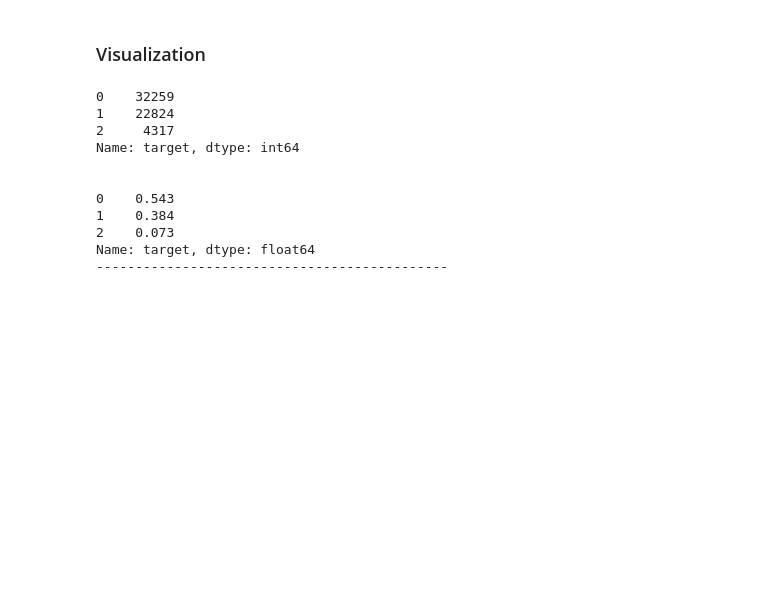
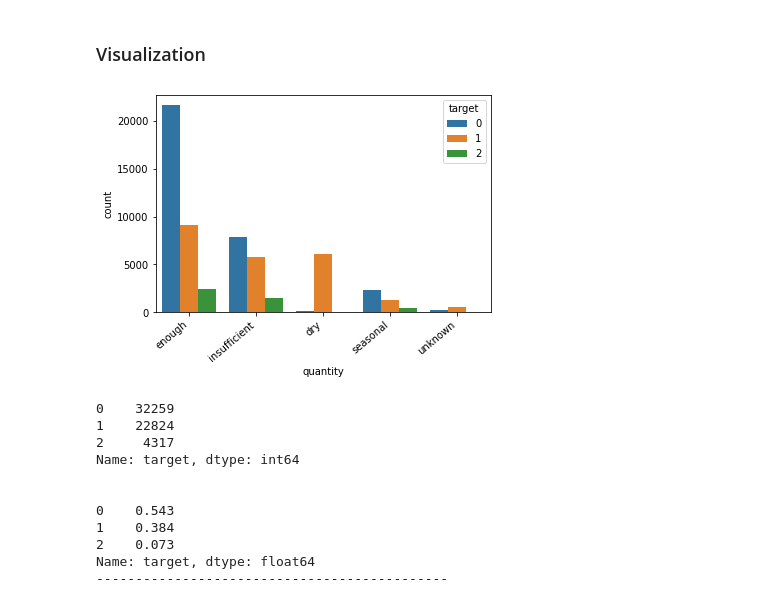
Before and after one commit to davidrtorres/Model-3-Tanzania-Water-Crisis, a Jupyter notebook: Model_3_09_27_20-Copy1.ipynb, the cells around one changed output. Cells and saved outputs as stored; diff of their text form; code cells hidden in the pictures; blank space fills up the shorter version.

```diff
--- a/Model_3_09_27_20-Copy1.ipynb
+++ b/Model_3_09_27_20-Copy1.ipynb
@@ -198 +207,5 @@ df_1.describe()
+# %%
+countplot_w_hue(df_1, col='quantity', hue_col='target',rot=40)
+# %% [output]
+[figure, added]
 # %%
```
Also changed, not shown: parts of 53 cells of this notebook.
